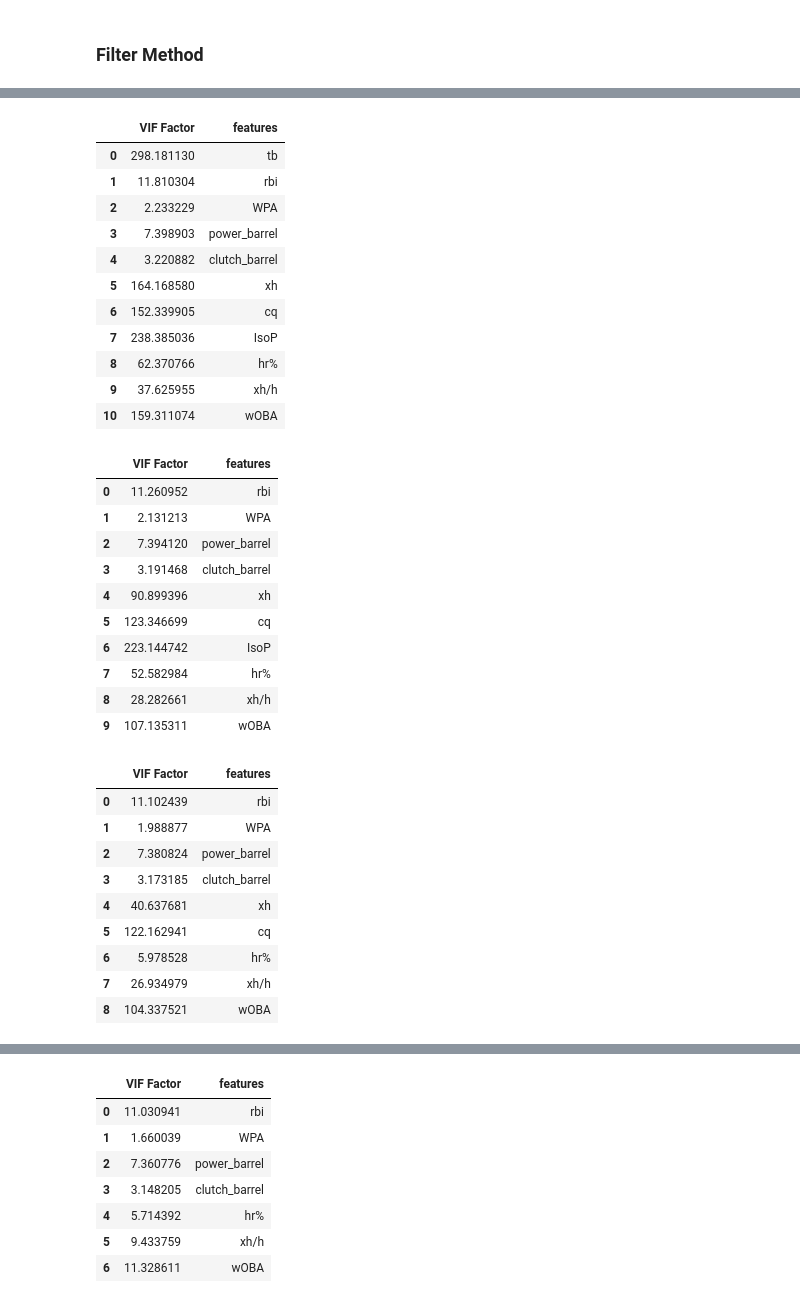
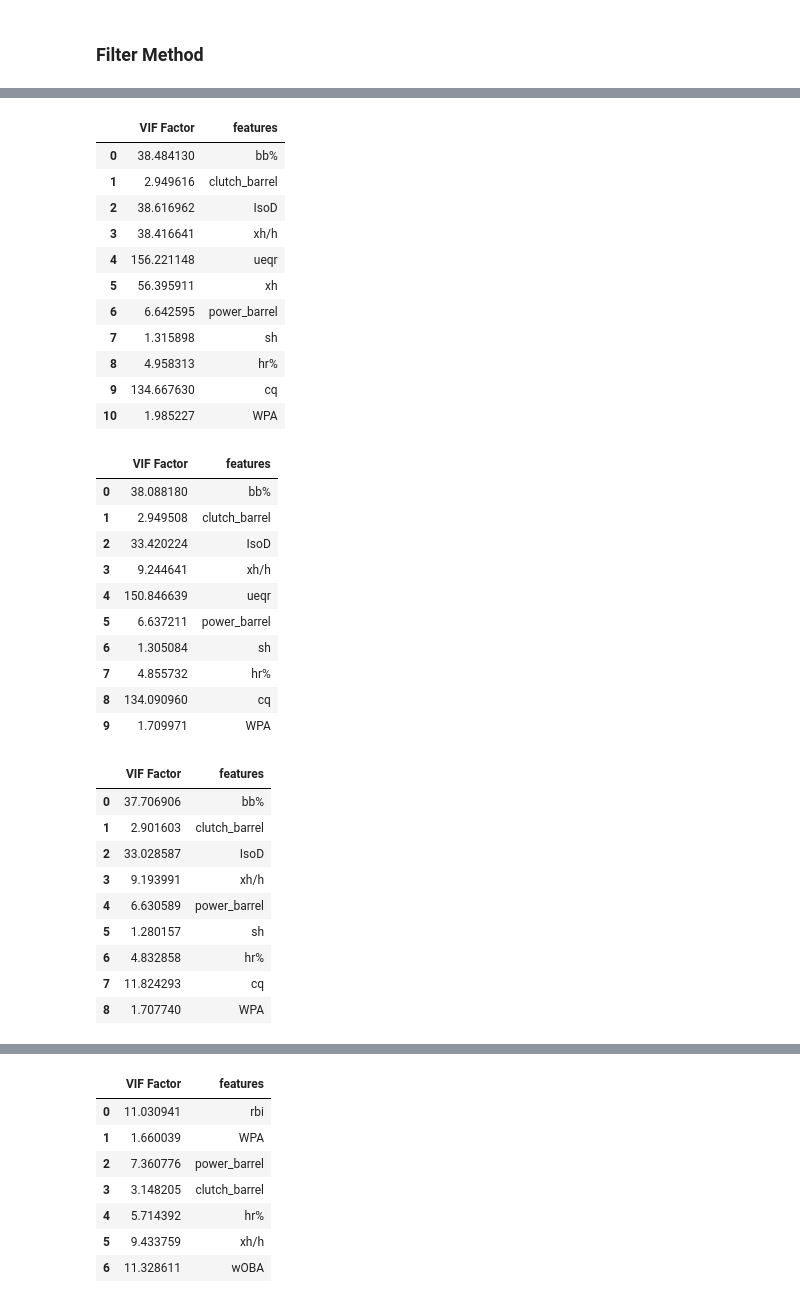
Before and after one commit to KimGriezmann/Bigcontest_2021, a Jupyter notebook: working_space_JaeHong/feature_selection.ipynb, the cells around one changed output, grey strips where cells are left out. Saved outputs shown, nothing was run; the diff lists cells and outputs as text; code cells hidden in the pictures.

```diff
--- a/working_space_JaeHong/feature_selection.ipynb
+++ b/working_space_JaeHong/feature_selection.ipynb
@@ -364,8 +366,8 @@ home_data_2020.loc[home_data_2020['NAME']=='양의지']
 # %% [markdown]
 ### **Filter Method**
 # %%
-frames = [home_data_2018, home_data_2019, home_data_2020, home_data_2021]
-new_home_data = pd.concat(frames)
+home_frames = [home_data_2018, home_data_2019, home_data_2020, home_data_2021]
+new_home_data = pd.concat(home_frames)
 # %%
 away_frames = [away_data_2018, away_data_2019, away_data_2020, away_data_2021]
 new_away_data = pd.concat(away_frames)
@@ -376,5 +378,5 @@ new_away_data.shape
 # %%
-new_df = new_home_data.loc[:, ['tb', 'rbi', 'sb', 'sh', 'sf', 'WPA', 'avg', 'obp', 'slg', 'power_barrel', 'contact_barrel', 'clutch_barrel', 'xh', 'babib', 'pitch/pa', 'cq', 'b/k', 'IsoP', 'IsoD', 'psn', 'hr%', 'kk%', 'bb%', 'xh/h', 'hr/xh', 'ueqr','wOBA', 'ops', 'ops_label']]
+new_df = new_home_data.loc[:, ['tb', 'rbi', 'sb', 'sh', 'sf', 'WPA', 'avg', 'obp', 'slg', 'power_barrel', 'contact_barrel', 'clutch_barrel', 'xh', 'babib', 'pitch/pa', 'cq', 'b/k', 'IsoP', 'IsoD', 'psn', 'hr%', 'kk%', 'bb%', 'xh/h', 'hr/xh', 'ueqr','wOBA', 'ops', 'obp_label']]
 # %%
 new_df = new_df.astype('float64')
 # %%
@@ -420,3 +434,5 @@ vif_df = new_df.loc[:, ['tb', 'rbi', 'WPA', 'power_barrel', 'clutch_barrel', 'xh
+# %%
+vif_df = new_df.loc[:, ['wOBA', 'bb%', 'clutch_barrel', 'IsoD', 'xh/h', 'ueqr', 'xh', 'IsoP', 'power_barrel', 'sh', 'hr%', 'cq', 'WPA']]
 # %%
 #VIF 확인
 from statsmodels.stats.outliers_influence import variance_inflation_factor
@@ -444,7 +460,7 @@ vif
 # babib 변수 제거 후 vif 확인
 
 vif = pd.DataFrame()
-vif_df_2 = vif_df.drop("babib",axis=1)
+vif_df_2 = vif_df.drop("wOBA",axis=1)
 vif["VIF Factor"] = [variance_inflation_factor(vif_df_2.values, i) for i in range(vif_df_2.shape[1])]
 vif["features"] = vif_df_2.columns
 vif
@@ -465,60 +481,60 @@ vif
 # %%
 #ueqr 변수 제거 후 vif 확인
 
 vif = pd.DataFrame()
-vif_df_3 = vif_df_2.drop("ueqr",axis=1)
+vif_df_3 = vif_df_2.drop("IsoP",axis=1)
 vif["VIF Factor"] = [variance_inflation_factor(vif_df_3.values, i) for i in range(vif_df_3.shape[1])]
 vif["features"] = vif_df_3.columns
 vif
 # %% [output]
 |  | VIF Factor | features |
-| 0 | 298.181130 | tb |
-| 1 | 11.810304 | rbi |
-| 2 | 2.233229 | WPA |
-| 3 | 7.398903 | power_barrel |
-| 4 | 3.220882 | clutch_barrel |
-| 5 | 164.168580 | xh |
-| 6 | 152.339905 | cq |
-| 7 | 238.385036 | IsoP |
-| 8 | 62.370766 | hr% |
-| 9 | 37.625955 | xh/h |
-| 10 | 159.311074 | wOBA |
+| 0 | 38.484130 | bb% |
+| 1 | 2.949616 | clutch_barrel |
+| 2 | 38.616962 | IsoD |
+| 3 | 38.416641 | xh/h |
+| 4 | 156.221148 | ueqr |
+| 5 | 56.395911 | xh |
+| 6 | 6.642595 | power_barrel |
+| 7 | 1.315898 | sh |
+| 8 | 4.958313 | hr% |
+| 9 | 134.667630 | cq |
+| 10 | 1.985227 | WPA |
 # %%
 #tb 변수 제거 후 vif 확인
 
 vif = pd.DataFrame()
-vif_df_4 = vif_df_3.drop("tb",axis=1)
+vif_df_4 = vif_df_3.drop("xh",axis=1)
 vif["VIF Factor"] = [variance_inflation_factor(vif_df_4.values, i) for i in range(vif_df_4.shape[1])]
 vif["features"] = vif_df_4.columns
 vif
 # %% [output]
 |  | VIF Factor | features |
-| 0 | 11.260952 | rbi |
-| 1 | 2.131213 | WPA |
-| 2 | 7.394120 | power_barrel |
-| 3 | 3.191468 | clutch_barrel |
-| 4 | 90.899396 | xh |
-| 5 | 123.346699 | cq |
-| 6 | 223.144742 | IsoP |
-| 7 | 52.582984 | hr% |
-| 8 | 28.282661 | xh/h |
-| 9 | 107.135311 | wOBA |
+| 0 | 38.088180 | bb% |
+| 1 | 2.949508 | clutch_barrel |
+| 2 | 33.420224 | IsoD |
+| 3 | 9.244641 | xh/h |
+| 4 | 150.846639 | ueqr |
+| 5 | 6.637211 | power_barrel |
+| 6 | 1.305084 | sh |
+| 7 | 4.855732 | hr% |
+| 8 | 134.090960 | cq |
+| 9 | 1.709971 | WPA |
 # %%
 #IsoP 변수 제거 후 vif 확인
 
 vif = pd.DataFrame()
-vif_df_5 = vif_df_4.drop("IsoP",axis=1)
+vif_df_5 = vif_df_4.drop("ueqr",axis=1)
 vif["VIF Factor"] = [variance_inflation_factor(vif_df_5.values, i) for i in range(vif_df_5.shape[1])]
 vif["features"] = vif_df_5.columns
 vif
 # %% [output]
 |  | VIF Factor | features |
-| 0 | 11.102439 | rbi |
-| 1 | 1.988877 | WPA |
-| 2 | 7.380824 | power_barrel |
-| 3 | 3.173185 | clutch_barrel |
-| 4 | 40.637681 | xh |
-| 5 | 122.162941 | cq |
-| 6 | 5.978528 | hr% |
-| 7 | 26.934979 | xh/h |
-| 8 | 104.337521 | wOBA |
+| 0 | 37.706906 | bb% |
+| 1 | 2.901603 | clutch_barrel |
+| 2 | 33.028587 | IsoD |
+| 3 | 9.193991 | xh/h |
+| 4 | 6.630589 | power_barrel |
+| 5 | 1.280157 | sh |
+| 6 | 4.832858 | hr% |
+| 7 | 11.824293 | cq |
+| 8 | 1.707740 | WPA |
```
Also changed, not shown: parts of 58 cells of this notebook.
